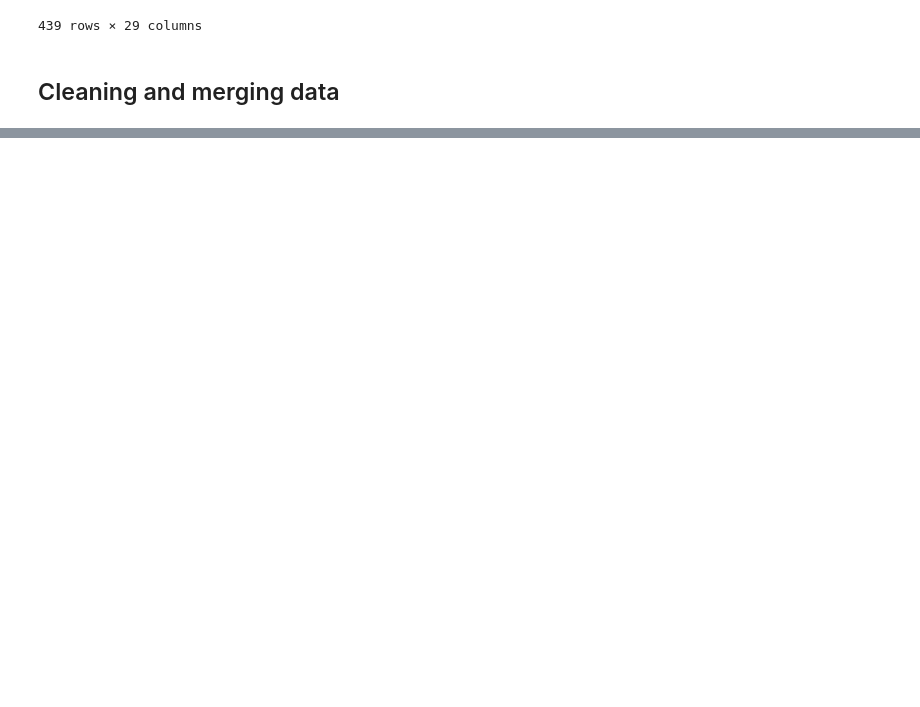
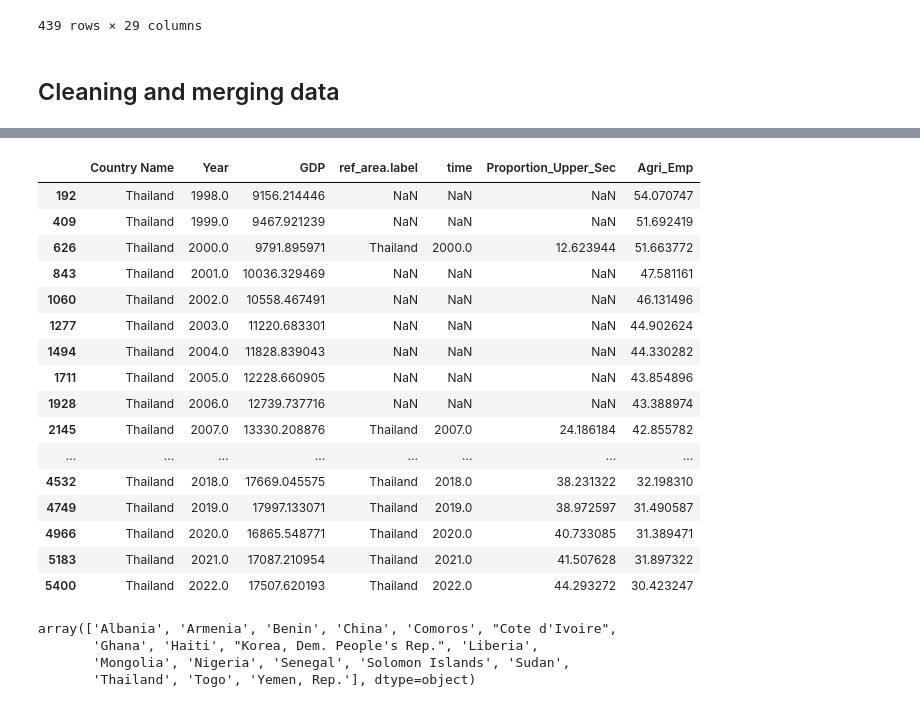
Before and after one commit to PhakphumJ/Thesis_code, a Jupyter notebook: ILO_WDI_code.ipynb, the cells around one changed output, grey strips where cells are left out. Cells and saved outputs as stored; diff of their text form; code cells hidden in the pictures; blank space fills up the shorter version.

Commit message:
Get similar countries.

```diff
--- a/ILO_WDI_code.ipynb
+++ b/ILO_WDI_code.ipynb
@@ -76,0 +86,4 @@ Final_EDU_DF
+# %%
+## Have each year as a row.
+GDP_DF = GDP_DF.melt(id_vars = ['Country Name', 'Country Code', 'Series Name', 'Series Code'], var_name = 'Year', value_name = 'GDP')
+Agri_Emp_DF = Agri_Emp_DF.melt(id_vars = ['Country Name', 'Country Code', 'Series Name', 'Series Code'], var_name = 'Year', value_name = 'Agri_Emp')
@@ -76,0 +106,8 @@ Final_EDU_DF
+# %%
+## Keep only the first 4 characters of the year.
+GDP_DF['Year'] = GDP_DF['Year'].str[:4]
+Agri_Emp_DF['Year'] = Agri_Emp_DF['Year'].str[:4]
+
+## Convert the year to integer.
+GDP_DF['Year'] = GDP_DF['Year'].astype(int)
+Agri_Emp_DF['Year'] = Agri_Emp_DF['Year'].astype(int)
@@ -76,0 +130,29 @@ Final_EDU_DF
+# %%
+### Merge all dataframes.
+ALL_VAR_DF = pd.merge(GDP_DF[['Country Name', 'Year', 'GDP']], Final_EDU_DF[['ref_area.label', 'time', 'Proportion_Upper_Sec']], left_on = ['Country Name', 'Year'], right_on = ['ref_area.label', 'time'], how = 'outer')
+ALL_VAR_DF = pd.merge(ALL_VAR_DF, Agri_Emp_DF[['Country Name', 'Year', 'Agri_Emp']], left_on = ['Country Name', 'Year'], right_on = ['Country Name', 'Year'], how = 'outer')
+# %%
+## Convert GDP, Proportion_Upper_Sec and Agri_Emp to numeric.
+ALL_VAR_DF['GDP'] = pd.to_numeric(ALL_VAR_DF['GDP'], errors = 'coerce')
+ALL_VAR_DF['Proportion_Upper_Sec'] = pd.to_numeric(ALL_VAR_DF['Proportion_Upper_Sec'], errors = 'coerce')
+ALL_VAR_DF['Agri_Emp'] = pd.to_numeric(ALL_VAR_DF['Agri_Emp'], errors = 'coerce')
+# %%
+ALL_VAR_DF[ALL_VAR_DF['Country Name'] == 'Thailand']
+# %% [output]
+|  | Country Name | Year | GDP | ref_area.label | time | Proportion_Upper_Sec | Agri_Emp |
+| 192 | Thailand | 1998.0 | 9156.214446 | NaN | NaN | NaN | 54.070747 |
+| 409 | Thailand | 1999.0 | 9467.921239 | NaN | NaN | NaN | 51.692419 |
+| 626 | Thailand | 2000.0 | 9791.895971 | Thailand | 2000.0 | 12.623944 | 51.663772 |
+| 843 | Thailand | 2001.0 | 10036.329469 | NaN | NaN | NaN | 47.581161 |
+| 1060 | Thailand | 2002.0 | 10558.467491 | NaN | NaN | NaN | 46.131496 |
+| 1277 | Thailand | 2003.0 | 11220.683301 | NaN | NaN | NaN | 44.902624 |
+| 1494 | Thailand | 2004.0 | 11828.839043 | NaN | NaN | NaN | 44.330282 |
+| 1711 | Thailand | 2005.0 | 12228.660905 | NaN | NaN | NaN | 43.854896 |
+| 1928 | Thailand | 2006.0 | 12739.737716 | NaN | NaN | NaN | 43.388974 |
+| 2145 | Thailand | 2007.0 | 13330.208876 | Thailand | 2007.0 | 24.186184 | 42.855782 |
+| ... | ... | ... | ... | ... | ... | ... | ... |
+| 4532 | Thailand | 2018.0 | 17669.045575 | Thailand | 2018.0 | 38.231322 | 32.198310 |
+| 4749 | Thailand | 2019.0 | 17997.133071 | Thailand | 2019.0 | 38.972597 | 31.490587 |
+| 4966 | Thailand | 2020.0 | 16865.548771 | Thailand | 2020.0 | 40.733085 | 31.389471 |
+| 5183 | Thailand | 2021.0 | 17087.210954 | Thailand | 2021.0 | 41.507628 | 31.897322 |
+| 5400 | Thailand | 2022.0 | 17507.620193 | Thailand | 2022.0 | 44.293272 | 30.423247 |
@@ -76,0 +166,7 @@ Final_EDU_DF
+# %%
+Similar_Agri_Emp_Countries
+# %% [output]
+array(['Albania', 'Armenia', 'Benin', 'China', 'Comoros', "Cote d'Ivoire",
+       'Ghana', 'Haiti', "Korea, Dem. People's Rep.", 'Liberia',
+       'Mongolia', 'Nigeria', 'Senegal', 'Solomon Islands', 'Sudan',
+       'Thailand', 'Togo', 'Yemen, Rep.'], dtype=object)
```
Also changed, not shown: parts of 7 cells of this notebook.
